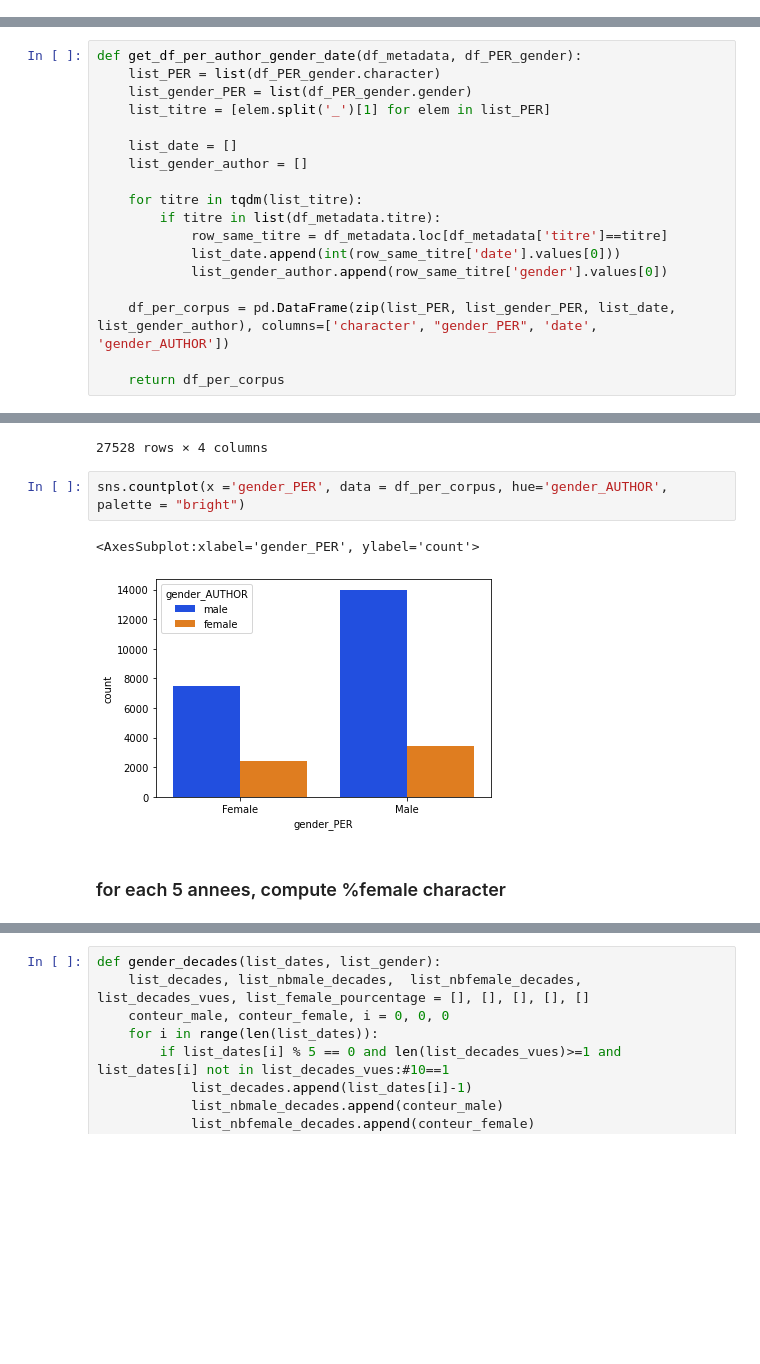
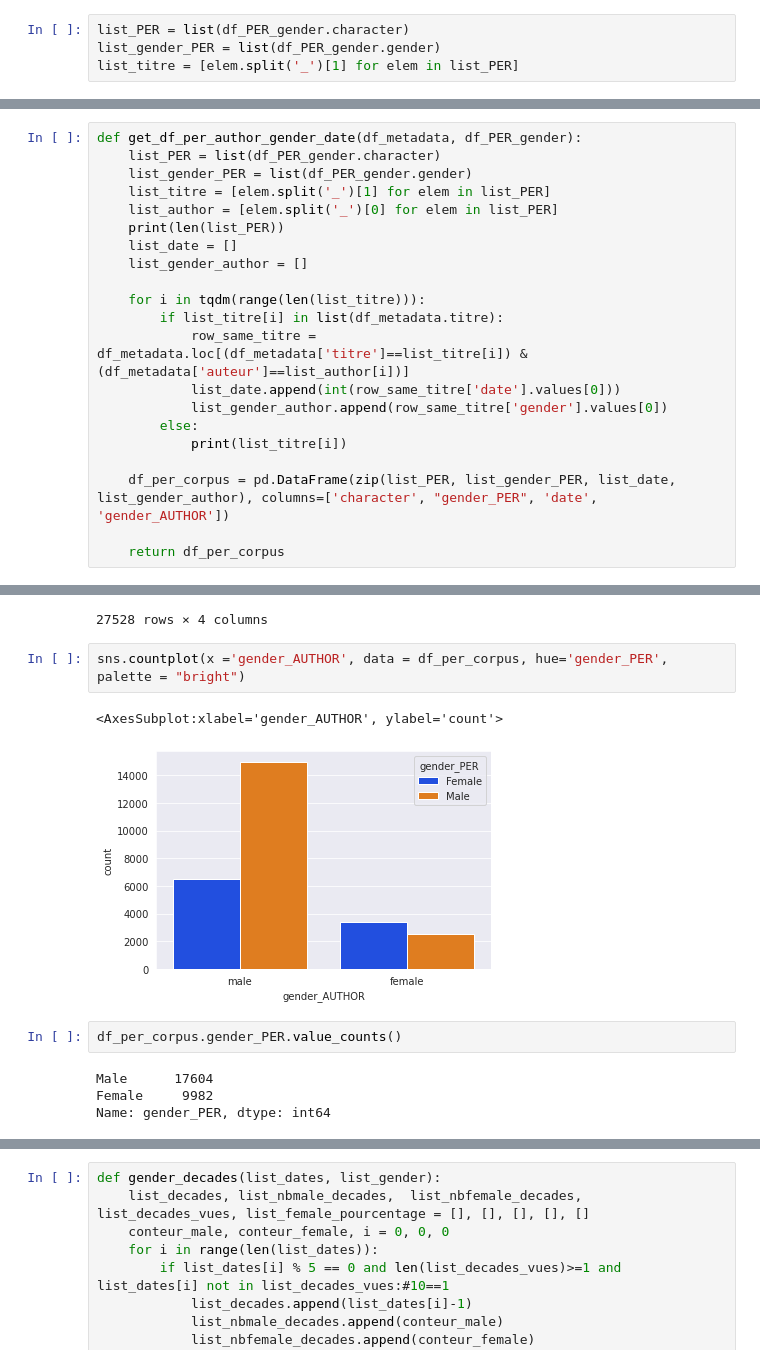
Before and after one commit to crazyjeannot/dhai_intensive_week, a Jupyter notebook: notebooks/05_vizualization.ipynb, the cells around one changed output, grey strips where cells are left out. Saved outputs shown, nothing was run; the diff lists cells and outputs as text; blank space fills up the shorter version.

```diff
--- a/notebooks/05_vizualization.ipynb
+++ b/notebooks/05_vizualization.ipynb
@@ -17,0 +69,4 @@ row = corpus_metadata.loc[corpus_metadata['titre']=='La-force-des-choses']
+# %%
+list_PER = list(df_PER_gender.character)
+list_gender_PER = list(df_PER_gender.gender)
+list_titre = [elem.split('_')[1] for elem in list_PER]
@@ -20,15 +99,18 @@ def get_df_per_author_gender_date(df_metadata, df_PER_gender):
     list_PER = list(df_PER_gender.character)
     list_gender_PER = list(df_PER_gender.gender)
     list_titre = [elem.split('_')[1] for elem in list_PER]
-
+    list_author = [elem.split('_')[0] for elem in list_PER]
+    print(len(list_PER))
     list_date = []
     list_gender_author = []
 
-    for titre in tqdm(list_titre):
-        if titre in list(df_metadata.titre):
-            row_same_titre = df_metadata.loc[df_metadata['titre']==titre]
+    for i in tqdm(range(len(list_titre))):
+        if list_titre[i] in list(df_metadata.titre):
+            row_same_titre = df_metadata.loc[(df_metadata['titre']==list_titre[i]) & (df_metadata['auteur']==list_author[i])]
             list_date.append(int(row_same_titre['date'].values[0]))
             list_gender_author.append(row_same_titre['gender'].values[0])
+        else:
+            print(list_titre[i])
 
     df_per_corpus = pd.DataFrame(zip(list_PER, list_gender_PER, list_date, list_gender_author), columns=['character', "gender_PER", 'date', 'gender_AUTHOR'])
 
@@ -54,9 +156,13 @@ df_per_corpus
 | 27527 | Balzac-Honore-de_Jesus-Christ-en-... | Male | 1878 | male |
 27528 rows × 4 columns
 # %%
-sns.countplot(x ='gender_PER', data = df_per_corpus, hue='gender_AUTHOR', palette = "bright")
+sns.countplot(x ='gender_AUTHOR', data = df_per_corpus, hue='gender_PER', palette = "bright")
 # %% [output]
-<AxesSubplot:xlabel='gender_PER', ylabel='count'>
+<AxesSubplot:xlabel='gender_AUTHOR', ylabel='count'>
-[figure, old version]
+[figure, new version]
-# %% [markdown]
-### for each 5 annees, compute %female character
+# %%
+df_per_corpus.gender_PER.value_counts()
+# %% [output]
+Male      17604
+Female     9982
+Name: gender_PER, dtype: int64
```
Also changed, not shown: parts of 37 cells of this notebook, 2 other files.
